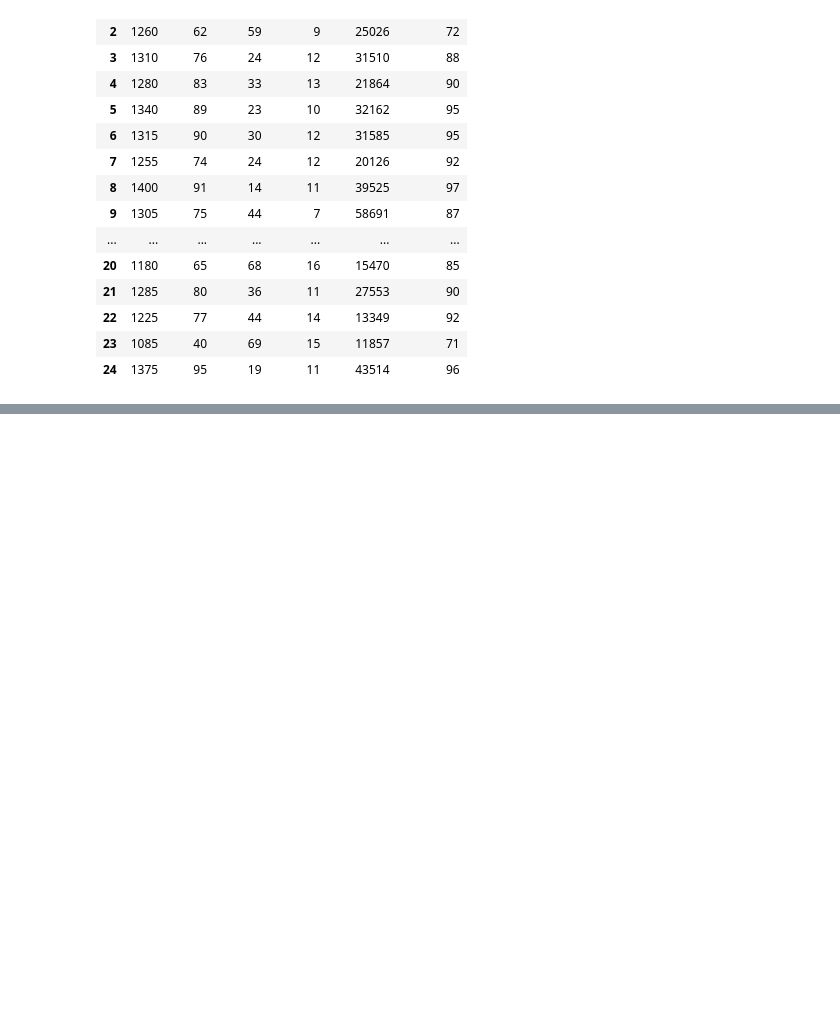
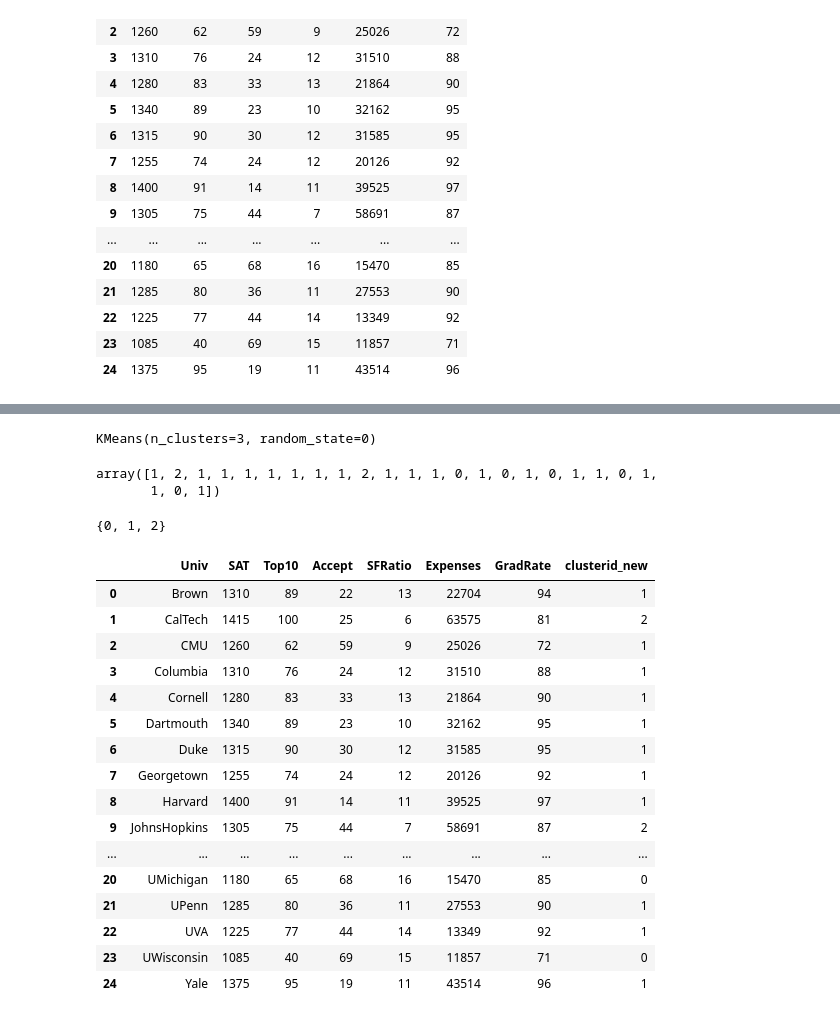
Before and after one commit to cheanreddyruchithareddy/aiml-tasks, a Jupyter notebook: k clustering.ipynb, the cells around one changed output, grey strips where cells are left out. Cells and saved outputs as stored; diff of their text form; code cells hidden in the pictures; blank space fills up the shorter version.

```diff
--- a/k clustering.ipynb
+++ b/k clustering.ipynb
@@ -62,0 +100,39 @@ ImportError: cannot import name 'standardscaler' from 'sklearn.preprocessing' (C
+# %%
+# build 3 clusters using kmeans cluster algorithm
+from sklearn.cluster import KMeans
+clusters_new=KMeans(3, random_state=0)
+clusters_new.fit(scaled_Univ_df)
+# %% [output]
+KMeans(n_clusters=3, random_state=0)
+# %%
+# print the cluster lables
+clusters_new.labels_
+# %% [output]
+array([1, 2, 1, 1, 1, 1, 1, 1, 1, 2, 1, 1, 1, 0, 1, 0, 1, 0, 1, 1, 0, 1,
+       1, 0, 1])
+# %%
+set(clusters_new.labels_)
+# %% [output]
+{0, 1, 2}
+# %%
+#assign clusters to the univ data set
+Univ['clusterid_new']=clusters_new.labels_
+Univ
+# %% [output]
+|  | Univ | SAT | Top10 | Accept | SFRatio | Expenses | GradRate | clusterid_new |
+| 0 | Brown | 1310 | 89 | 22 | 13 | 22704 | 94 | 1 |
+| 1 | CalTech | 1415 | 100 | 25 | 6 | 63575 | 81 | 2 |
+| 2 | CMU | 1260 | 62 | 59 | 9 | 25026 | 72 | 1 |
+| 3 | Columbia | 1310 | 76 | 24 | 12 | 31510 | 88 | 1 |
+| 4 | Cornell | 1280 | 83 | 33 | 13 | 21864 | 90 | 1 |
+| 5 | Dartmouth | 1340 | 89 | 23 | 10 | 32162 | 95 | 1 |
+| 6 | Duke | 1315 | 90 | 30 | 12 | 31585 | 95 | 1 |
+| 7 | Georgetown | 1255 | 74 | 24 | 12 | 20126 | 92 | 1 |
+| 8 | Harvard | 1400 | 91 | 14 | 11 | 39525 | 97 | 1 |
+| 9 | JohnsHopkins | 1305 | 75 | 44 | 7 | 58691 | 87 | 2 |
+| ... | ... | ... | ... | ... | ... | ... | ... | ... |
+| 20 | UMichigan | 1180 | 65 | 68 | 16 | 15470 | 85 | 0 |
+| 21 | UPenn | 1285 | 80 | 36 | 11 | 27553 | 90 | 1 |
+| 22 | UVA | 1225 | 77 | 44 | 14 | 13349 | 92 | 1 |
+| 23 | UWisconsin | 1085 | 40 | 69 | 15 | 11857 | 71 | 0 |
+| 24 | Yale | 1375 | 95 | 19 | 11 | 43514 | 96 | 1 |
```
Also changed, not shown: parts of 15 cells of this notebook.
